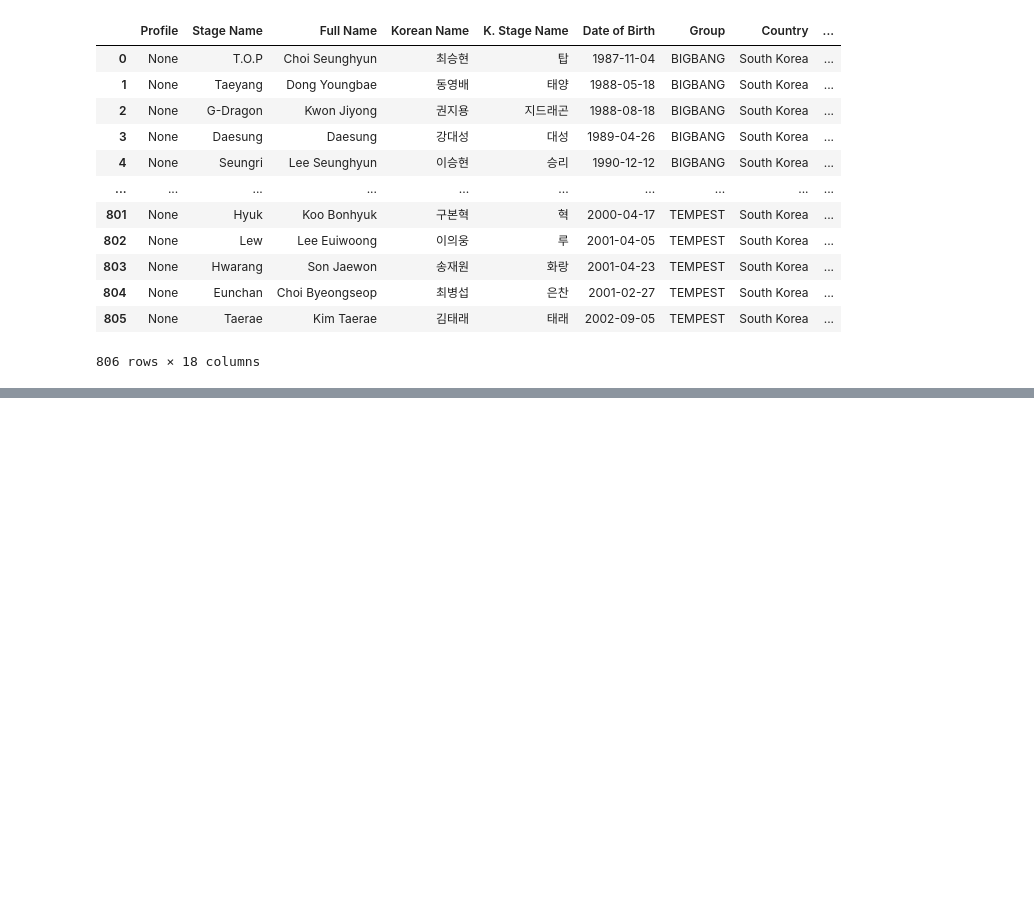
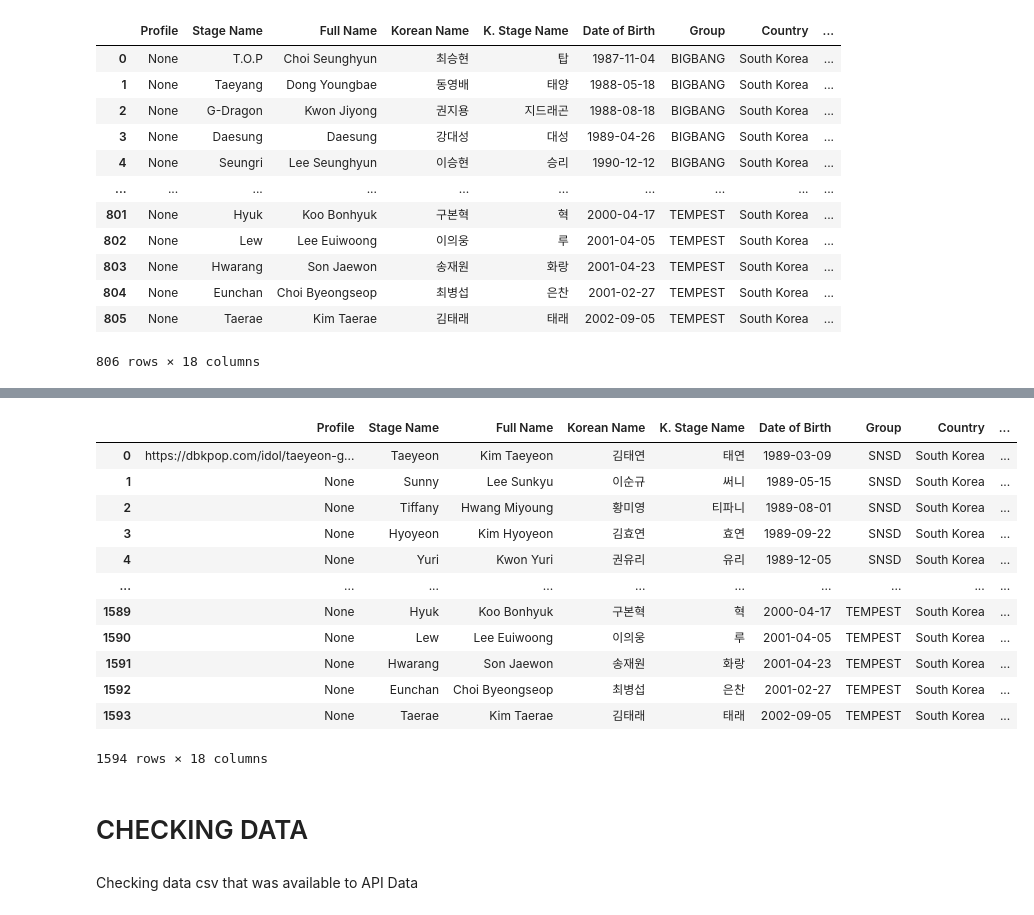
Before and after one commit to ranasahira/Assignment_Korean_Idols, a Jupyter notebook: Assignment_Data-Enrichment.ipynb, the cells around one changed output, grey strips where cells are left out. Saved outputs shown, nothing was run; the diff lists cells and outputs as text; code cells hidden in the pictures; blank space fills up the shorter version.

Commit message:
Checking & Finishing

```diff
--- a/Assignment_Data-Enrichment.ipynb
+++ b/Assignment_Data-Enrichment.ipynb
@@ -90,0 +110,21 @@ df1
+# %%
+ikorean_idols = korean_idols.reset_index(drop=True)
+ikorean_idols
+# %% [output]
+|  | Profile | Stage Name | Full Name | Korean Name | K. Stage Name | Date of Birth | Group | Country | ... |
+| 0 | https://dbkpop.com/idol/taeyeon-g... | Taeyeon | Kim Taeyeon | 김태연 | 태연 | 1989-03-09 | SNSD | South Korea | ... |
+| 1 | None | Sunny | Lee Sunkyu | 이순규 | 써니 | 1989-05-15 | SNSD | South Korea | ... |
+| 2 | None | Tiffany | Hwang Miyoung | 황미영 | 티파니 | 1989-08-01 | SNSD | South Korea | ... |
+| 3 | None | Hyoyeon | Kim Hyoyeon | 김효연 | 효연 | 1989-09-22 | SNSD | South Korea | ... |
+| 4 | None | Yuri | Kwon Yuri | 권유리 | 유리 | 1989-12-05 | SNSD | South Korea | ... |
+| ... | ... | ... | ... | ... | ... | ... | ... | ... | ... |
+| 1589 | None | Hyuk | Koo Bonhyuk | 구본혁 | 혁 | 2000-04-17 | TEMPEST | South Korea | ... |
+| 1590 | None | Lew | Lee Euiwoong | 이의웅 | 루 | 2001-04-05 | TEMPEST | South Korea | ... |
+| 1591 | None | Hwarang | Son Jaewon | 송재원 | 화랑 | 2001-04-23 | TEMPEST | South Korea | ... |
+| 1592 | None | Eunchan | Choi Byeongseop | 최병섭 | 은찬 | 2001-02-27 | TEMPEST | South Korea | ... |
+| 1593 | None | Taerae | Kim Taerae | 김태래 | 태래 | 2002-09-05 | TEMPEST | South Korea | ... |
+1594 rows × 18 columns
+# %% [markdown]
+# CHECKING DATA
+# %% [markdown]
+Checking data csv that was available to API Data
```
Also changed, not shown: parts of 6 cells of this notebook, 1 other file.
